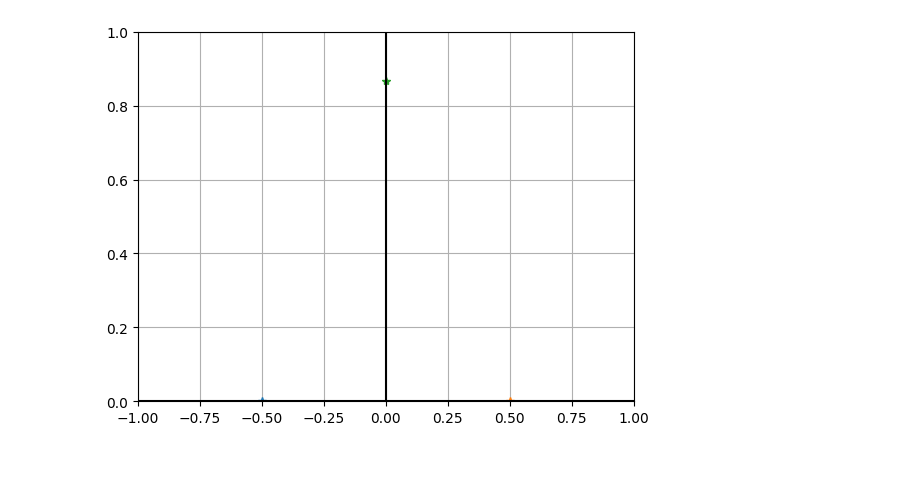
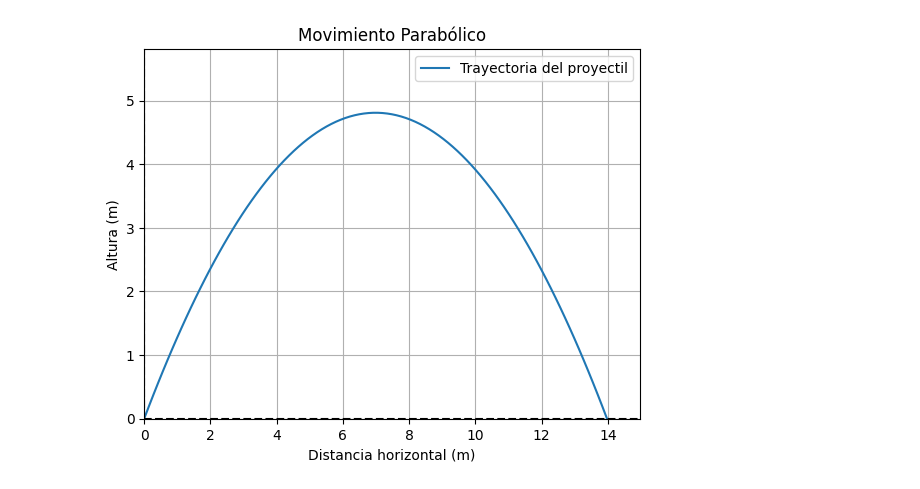
Before and after one commit to NSP2007/tareas-MatechoApli, a Jupyter notebook: TallerYReto.ipynb, the cells around one changed output. Cells and saved outputs as stored; diff of their text form; code cells hidden in the pictures; blank space fills up the shorter version.

```diff
--- a/TallerYReto.ipynb
+++ b/TallerYReto.ipynb
@@ -1,20 +1,47 @@
 # %% [markdown]
 <a href="https://colab.research.google.com/github/NSP2007/tareas-MatechoApli/blob/main/TallerYReto.ipynb" target="_parent"><img src="https://colab.research.google.com/assets/colab-badge.svg" alt="Open In Colab"/></a>
-# %%
-#7 Movimiento parabolico
-import numpy as np
-import matplotlib.pyplot as plt
-
-
-
-plt.plot(-0.5,0,'*')
-plt.plot(0.5,0,'*')
-plt.plot(0,0.8660254037844386,'*')
-plt.grid()
-plt.axhline(y=0, color='k')
-plt.axvline(x=0, color='k')
-plt.xlim(-1, 1)
-plt.ylim(0, 1)
-plt.show()
-# %% [output]
-[figure, removed]
+# %%
+# @title Texto de título predeterminado
+VelocidadInicial = 12 # @param {"type":"slider","min":0,"max":100,"step":1}
+Angulo = 57 # @param {"type":"slider","min":0,"max":90,"step":1}
+import numpy as np
+import matplotlib.pyplot as plt
+
+# Parámetros
+
+
+# Conversión de ángulo a radianes
+AnguloRad = np.radians(Angulo)
+
+# Cálculo de las componentes de velocidad
+vx = VelocidadInicial * np.cos(AnguloRad)
+vy = VelocidadInicial * np.sin(AnguloRad)
+
+# Cálculo del tiempo de vuelo
+tiempoVuelo = (2 * vy) / 9.8
+
+# Cálculo del alcance máximo y altura máxima
+ymax = (vy**2) / (2 * 9.8)
+xmax = vx * tiempoVuelo
+
+# Generación de los puntos de la trayectoria
+t = np.linspace(0, tiempoVuelo, num=100)
+x = vx * t
+y = vy * t - 0.5 * 9.8 * t**2  # Ecuación de movimiento vertical
+
+# Gráfica
+plt.plot(x, y, label="Trayectoria del proyectil")
+plt.grid()
+plt.xlabel('Distancia horizontal (m)')
+plt.ylabel('Altura (m)')
+plt.axhline(y=0, color='k', linestyle='--')
+plt.axvline(x=0, color='k', linestyle='--')
+plt.xlim(0, xmax + 1)
+plt.ylim(0, ymax + 1)
+plt.legend()
+plt.title('Movimiento Parabólico')
+
+# Mostrar la gráfica
+plt.show()
+# %% [output]
+[figure, added]
```
